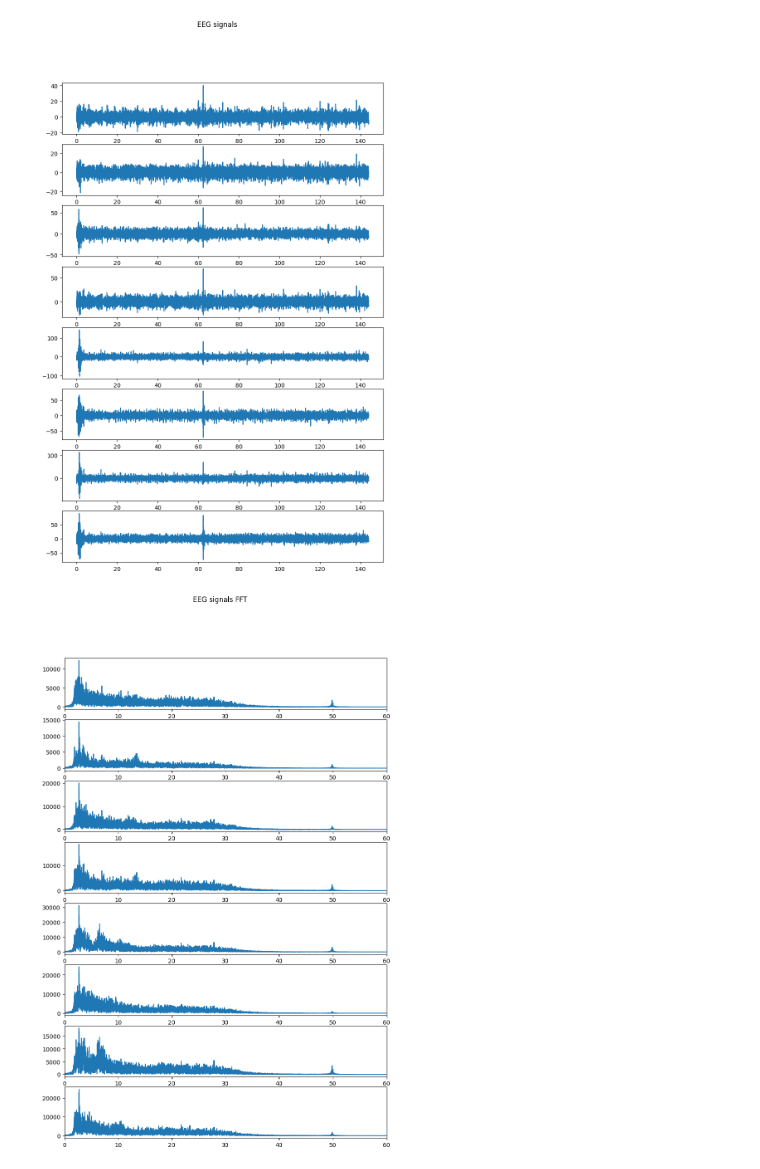
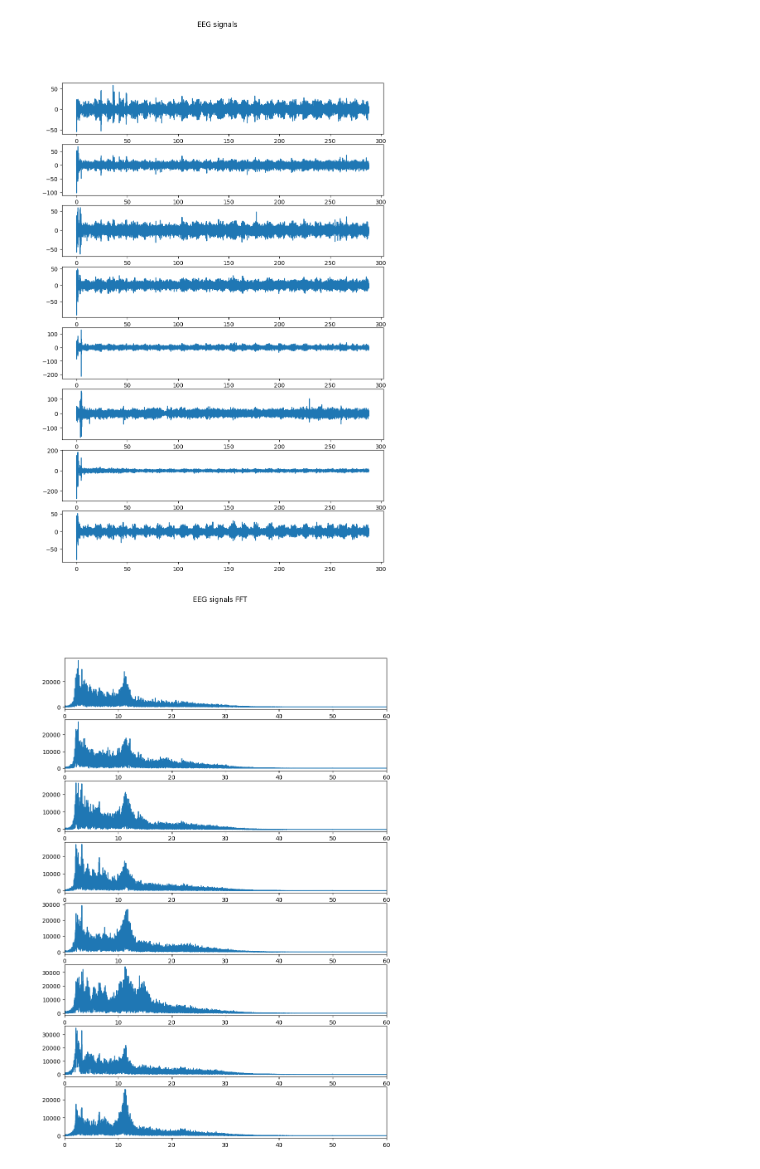
Before and after one commit to ValentijnBakkum/EEGcontroller, a Jupyter notebook: MeasurementSubgroup/Streaming/Python streaming preprocessing.ipynb, the cells around one changed output. Saved outputs shown, nothing was run; the diff lists cells and outputs as text; code cells hidden in the pictures.

```diff
--- a/MeasurementSubgroup/Streaming/Python streaming preprocessing.ipynb
+++ b/MeasurementSubgroup/Streaming/Python streaming preprocessing.ipynb
@@ -9,10 +9,10 @@ from scipy.fft import fftshift
 # %%
 #df = pd.read_csv("C:/Users/JackC/Documents/TU Delft/BAP/Measurements/Blinking.csv", sep=",")
 #df = pd.read_csv("C:/Users/JackC/Documents/TU Delft/BAP/Measurements/Physcial clincing right forearm.csv", sep=",")
-#df = pd.read_csv("C:/Users/JackC/Documents/GitHub/EEGcontroller/MeasurementSubgroup/Our_measurements/Measurement_prompt/EEGdata-2024-144--14-56-37.csv", sep=",")
-#df = pd.read_csv("C:/Users/JackC/Documents/GitHub/EEGcontroller/MeasurementSubgroup/Our_measurements/Measurement_prompt_labels/Label_2024-144--15-54-35_1.csv", sep=",")
-df = pd.read_csv("C:/Users/JackC/Documents/GitHub/EEGcontroller/MeasurementSubgroup/Our_measurements/Measurement_Test/Label0Test.csv", sep=",")
-end = df.shape[0] - 5
+df = pd.read_csv("C:/Users/JackC/Documents/GitHub/EEGcontroller/MeasurementSubgroup/Our_measurements/Measurement_prompt/EEGdata-2024-148--14-55-39.csv", sep=",")
+#df = pd.read_csv("C:/Users/JackC/Documents/GitHub/EEGcontroller/MeasurementSubgroup/Our_measurements/Measurement_prompt_labels/Label_2024-144--15-54-35_2.csv", sep=",")
+#df = pd.read_csv("C:/Users/JackC/Documents/GitHub/EEGcontroller/MeasurementSubgroup/Our_measurements/Measurement_Test/Label0Test.csv", sep=",")
+end = df.shape[0] -5
 fs = 250
 df = df.iloc[:end, :8] # 3000 samples is 12 seconds of data
 df
@@ -40,7 +40,7 @@ for i in range(int(prompts)):
 
 df_filt_detr = np.array(df)
 # %%
-from scipy.signal import butter, lfilter, lfilter_zi
+from scipy.signal import butter, lfilter, filtfilt
 from scipy import signal
 
 # Define the filter parameters
@@ -68,16 +68,16 @@ Q = 1 # Quality factor
 b, a = signal.iirnotch(f0, Q, fs)
 
 # Apply the filter to each column of the DataFrame
-df_filt1 = lfilter(b, a, df_filt)
+df_filt1 = lfilter(b, a, df_filt, axis = 0)
 # %%
 x1 = np.linspace(0, end/fs, end, endpoint=True)
 
 fig, axs = plt.subplots(8, figsize=(10 , 15))
 fig.suptitle('EEG signals')
 for i in range(8):
-    axs[i].plot(x1,df_filt1[:,i])
+    axs[i].plot(x1[:],df_filt1[:,i])
 # %% [output]
-[figure, old version]
+[figure, new version]
 # %%
 xf = rfftfreq(end, 1 / fs)
 
@@ -85,12 +85,12 @@ fig, axs = plt.subplots(8, figsize=(10 , 15))
 fig.suptitle('EEG signals FFT')
 for i in range(8):
     yf = rfft(df_filt1[:,i])
-    axs[i].plot(xf, np.abs(yf))
+    axs[i].plot(xf[:], np.abs(yf))
     axs[i].set_xlim([0, 60])
     # Setting the number of ticks
     axs[i].locator_params(axis='x', nbins=10)
 # %% [output]
-[figure, old version]
+[figure, new version]
 # %%
 from scipy import signal
 
```
Also changed, not shown: parts of 2 cells of this notebook.
